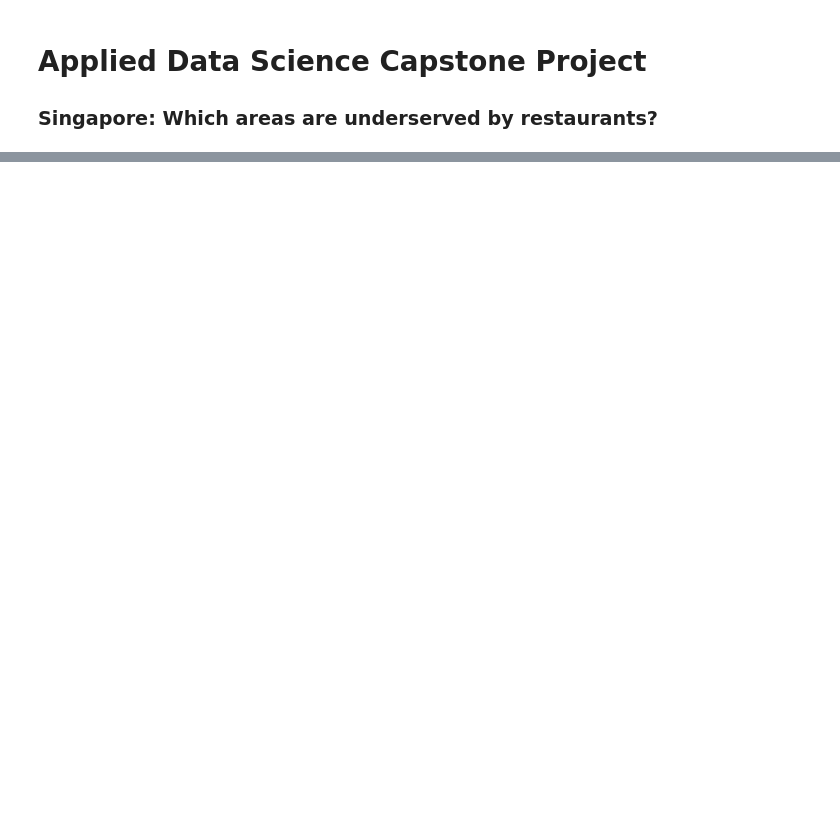
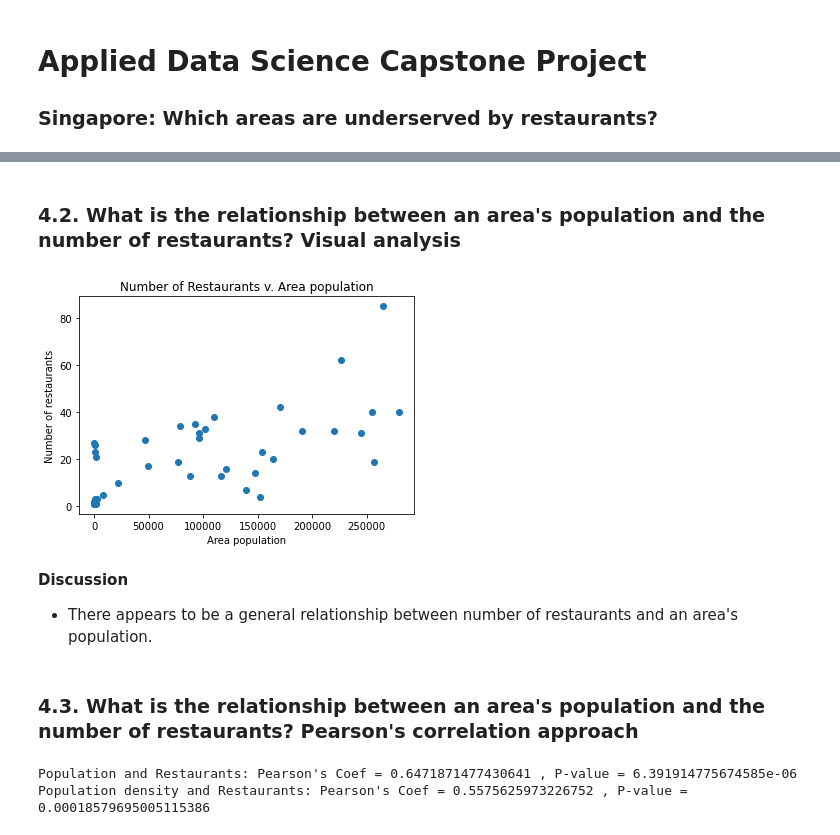
Before and after one commit to aaroncwt/Coursera_Capstone, a Jupyter notebook: capstone-final.ipynb, the cells around one changed output, grey strips where cells are left out. Drawn from its saved outputs; the diff is of its cells as text; code cells hidden in the pictures; blank space fills up the shorter version.

```diff
--- a/capstone-final.ipynb
+++ b/capstone-final.ipynb
@@ -22,0 +330,5 @@ From the above data, a restaurant per population indicator will be calculated fo
+# %%
+# Just in case OneMap's API fails, load this csv
+
+df_venues_area = pd.read_csv('df_venues_area.csv')    # this csv is derived from df_venues_area in the preceding cell
+df_venues_area
@@ -22,0 +349,7 @@ From the above data, a restaurant per population indicator will be calculated fo
+# %%
+# Summing up each row/venue in df_venues_area by Area
+
+df_areas_count = df_venues_area.groupby(['Area']).count()
+df_areas_count.columns = ['Restaurants']
+df_areas_count.reset_index(level=0, inplace=True)
+df_areas_count
@@ -22,0 +376,7 @@ From the above data, a restaurant per population indicator will be calculated fo
+# %%
+# Creating a dataframe with Population and Restaurants via join()
+
+df_areas_full = df_areas.set_index('Area').join(df_areas_count.set_index('Area'))
+df_areas_full.dropna(subset=['Restaurants'], inplace=True)
+df_areas_full = df_areas_full.astype({'Restaurants': 'int32', 'Population': 'int32', 'Population per km2': 'float'})
+df_areas_full
@@ -22,0 +430,6 @@ From the above data, a restaurant per population indicator will be calculated fo
+# %%
+# Dataframe to sort Restaurants per Person by area
+
+df_areas_full['Restaurants per Person'] = df_areas_full.Restaurants / df_areas_full.Population
+df_areas_full.sort_values(by=['Restaurants per Person', 'Restaurants'], ascending=True, inplace=True)
+df_areas_full
@@ -22,0 +463,29 @@ From the above data, a restaurant per population indicator will be calculated fo
+# %% [markdown]
+### 4.2. What is the relationship between an area's population and the number of restaurants? Visual analysis
+# %%
+# Scatter-plotting the distribution
+
+plt.scatter(x=df_areas_full['Population'], y=df_areas_full['Restaurants'])
+plt.title('Number of Restaurants v. Area population')
+plt.ylabel('Number of restaurants')
+plt.xlabel('Area population')
+plt.show()
+# %% [output]
+[figure, added]
+# %% [markdown]
+**Discussion**
+
+* There appears to be a general relationship between number of restaurants and an area's population.
+# %% [markdown]
+### 4.3. What is the relationship between an area's population and the number of restaurants? Pearson's correlation approach
+# %%
+# Pearson's correlation
+
+pearson_coef, p_value = stats.pearsonr(df_areas_full['Population'], df_areas_full['Restaurants'])
+print("Population and Restaurants: Pearson's Coef =", pearson_coef, ", P-value =", p_value)
+
+pearson_coef, p_value = stats.pearsonr(df_areas_full['Population per km2'], df_areas_full['Restaurants'])
+print("Population density and Restaurants: Pearson's Coef =", pearson_coef, ", P-value =", p_value)
+# %% [output]
+Population and Restaurants: Pearson's Coef = 0.6471871477430641 , P-value = 6.391914775674585e-06
+Population density and Restaurants: Pearson's Coef = 0.5575625973226752 , P-value = 0.00018579695005115386
```
Also changed, not shown: parts of 38 cells of this notebook.
